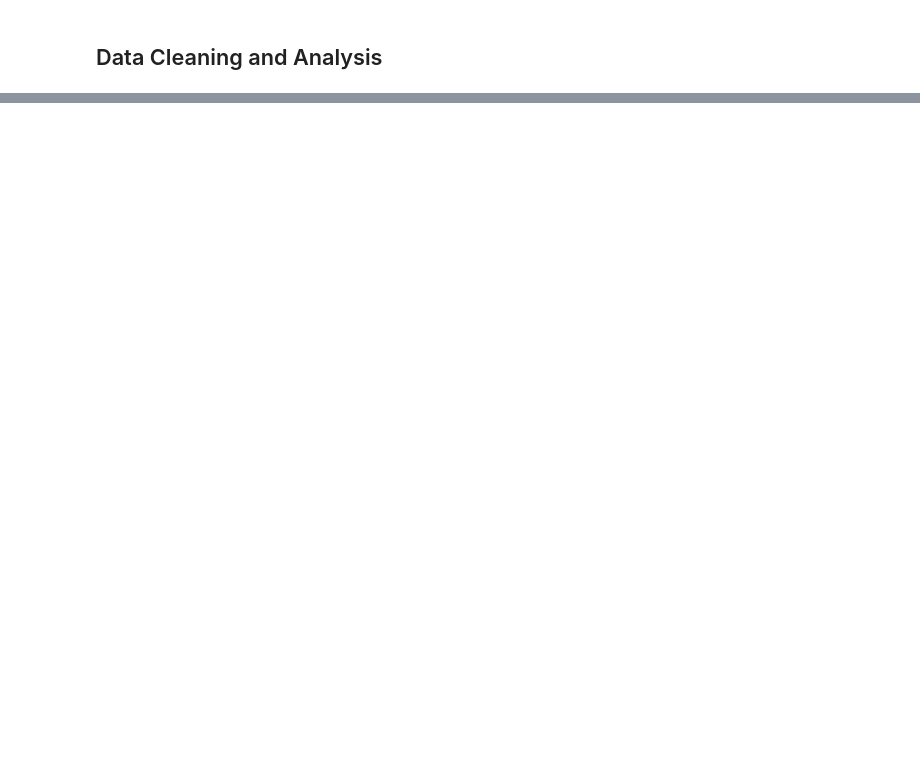
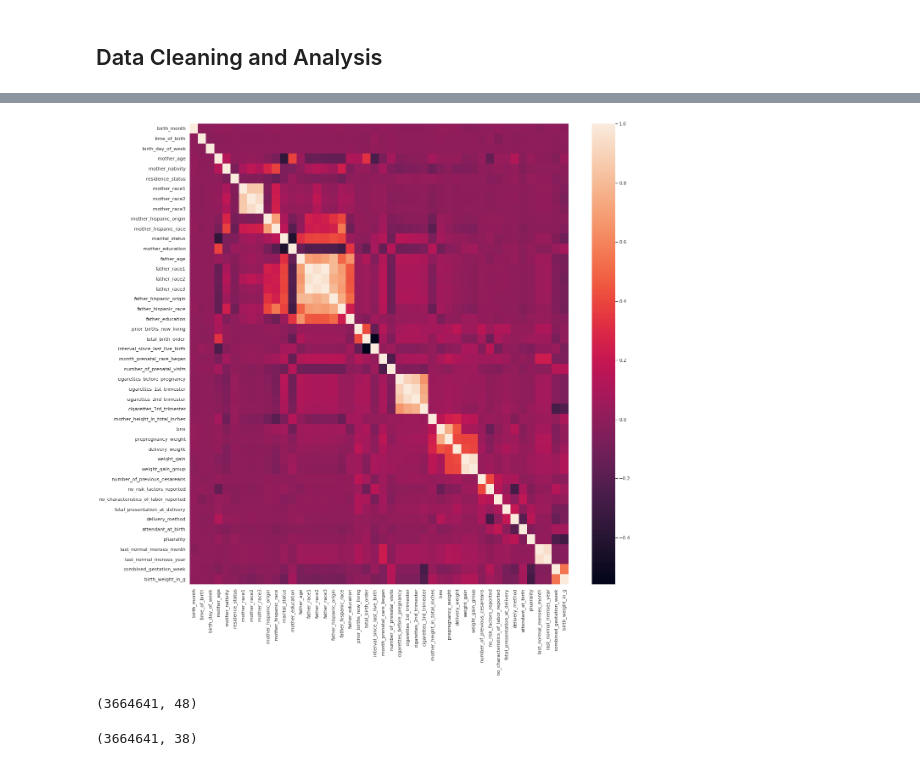
Before and after one commit to frankiepun/capstone_childbirth, a Jupyter notebook: childbirth_EDA.ipynb, the cells around one changed output, grey strips where cells are left out. Drawn from its saved outputs; the diff is of its cells as text; code cells hidden in the pictures; blank space fills up the shorter version.

```diff
--- a/childbirth_EDA.ipynb
+++ b/childbirth_EDA.ipynb
@@ -275,0 +285,75 @@ X_train = remove_skewed_features(X_train)
+# %%
+# check correlation
+corr = X_EDA.corr()
+
+plt.figure()
+sns.set(rc={'figure.figsize':(50,50)})
+sns.heatmap(corr, xticklabels=corr.columns, yticklabels=corr.columns)
+plt.show()
+# %% [output]
+[figure, added]
+# %%
+# remove highly correlated features
+
+def remove_correlated_features(X_features):
+    columns_to_be_dropped = []
+
+    # keep mother_race1 because it has the most groups 31 values
+    columns_to_be_dropped.append('mother_race2')
+    columns_to_be_dropped.append('mother_race3')
+    columns_to_be_dropped.append('mother_hispanic_origin')
+    # the same for father's race. However heatmap shows high correlation between father's race2 and hispanic_origin and age
+    columns_to_be_dropped.append('father_race1')
+    columns_to_be_dropped.append('father_race2')
+    columns_to_be_dropped.append('father_race3')
+    columns_to_be_dropped.append('father_hispanic_origin')
+    columns_to_be_dropped.append('father_hispanic_race') # mother's and father's race are highly correlated
+
+    # cigarettes - keep cigarettes_3rd_trimester before pregnancy
+    columns_to_be_dropped.append('cigarettes_before_pregnancy')
+    columns_to_be_dropped.append('cigarettes_1st_trimester')
+    columns_to_be_dropped.append('cigarettes_2nd_trimester')
+
+    # father's age and education are highly correlated
+    columns_to_be_dropped.append('father_education')
+
+    # keep BMI, prepregancy_weight, drop delivery_weight are highly correlated
+    columns_to_be_dropped.append('delivery_weight')
+
+    # weight gain - keep weight_gain_group
+    columns_to_be_dropped.append('weight_gain')
+
+    # heatmap shows correlation between last_normal_menses_month and year.
+    columns_to_be_dropped.append('last_normal_menses_year')
+
+    X_features = X_features.drop(columns_to_be_dropped, axis=1, errors='ignore')
+    print(X_features.shape)
+    return X_features
+
+X_EDA = remove_correlated_features(X_EDA)
+# %% [output]
+(3664641, 48)
+# %%
+# remove features that we don't know ahead of time
+
+def features_not_known_ahead(X_features):
+    columns_to_be_dropped = []
+
+    columns_to_be_dropped.append('time_of_birth')
+    columns_to_be_dropped.append('birth_day_of_week')
+    columns_to_be_dropped.append('induction_of_labor')
+    columns_to_be_dropped.append('augmentation_of_labor')
+    columns_to_be_dropped.append('steriods')
+    columns_to_be_dropped.append('antibiotics')
+    columns_to_be_dropped.append('anesthesia')
+    columns_to_be_dropped.append('no_characteristics_of_labor_reported')
+    columns_to_be_dropped.append('fetal_presentation_at_delivery')
+    columns_to_be_dropped.append('delivery_method')
+
+    X_features = X_features.drop(columns_to_be_dropped, axis=1, errors='ignore')
+    print(X_features.shape)
+    return X_features
+
+X_EDA = features_not_known_ahead(X_EDA)
+# %% [output]
+(3664641, 38)
```
Also changed, not shown: parts of 34 cells of this notebook, 3 other files.
